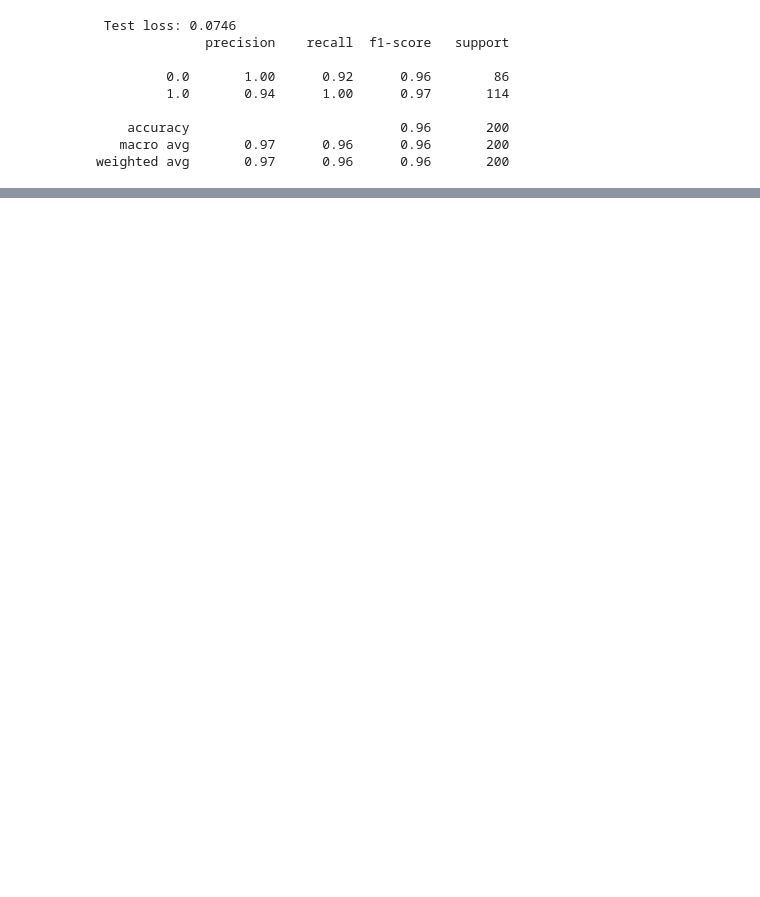
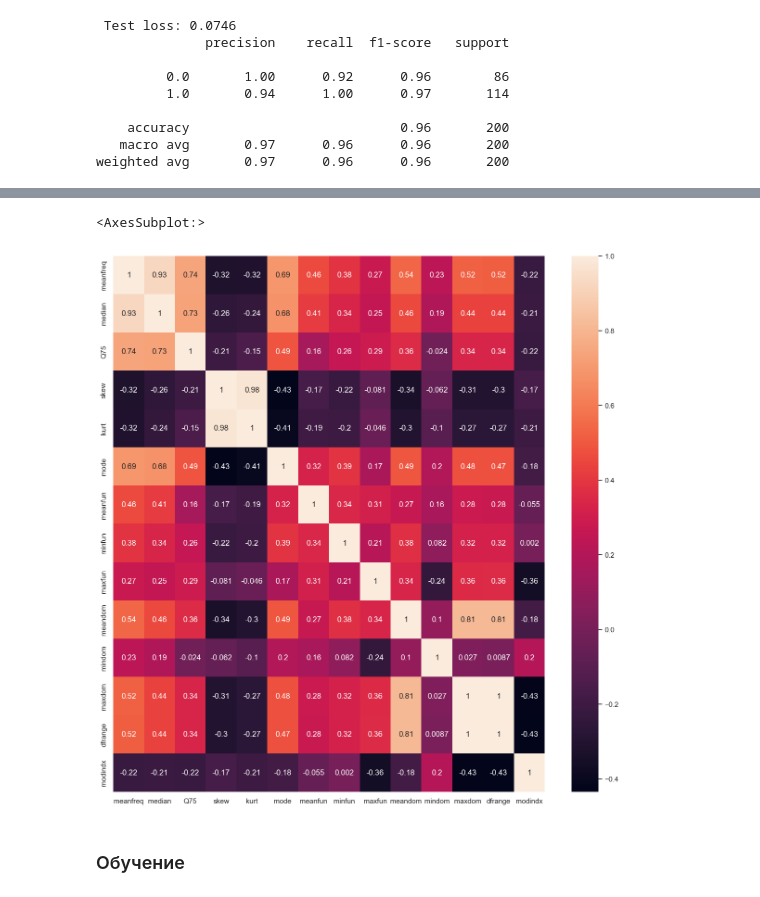
Before and after one commit to MGSDS/Itmo-ML, a Jupyter notebook: Lab 6/test 6.1 neuron logloss.ipynb, the cells around one changed output, grey strips where cells are left out. Cells and saved outputs as stored; diff of their text form; code cells hidden in the pictures; blank space fills up the shorter version.

```diff
--- a/Lab 6/test 6.1 neuron logloss.ipynb
+++ b/Lab 6/test 6.1 neuron logloss.ipynb
@@ -239,0 +281,5 @@ weighted avg       0.97      0.96      0.96       200
+# %%
+sns.heatmap(df_voice[feature_cols].corr(), annot=True)
+# %% [output]
+<AxesSubplot:>
+[figure, added]
@@ -239,0 +293,2 @@ weighted avg       0.97      0.96      0.96       200
+# %% [markdown]
+### Обучение
```
Also changed, not shown: parts of 16 cells of this notebook.
